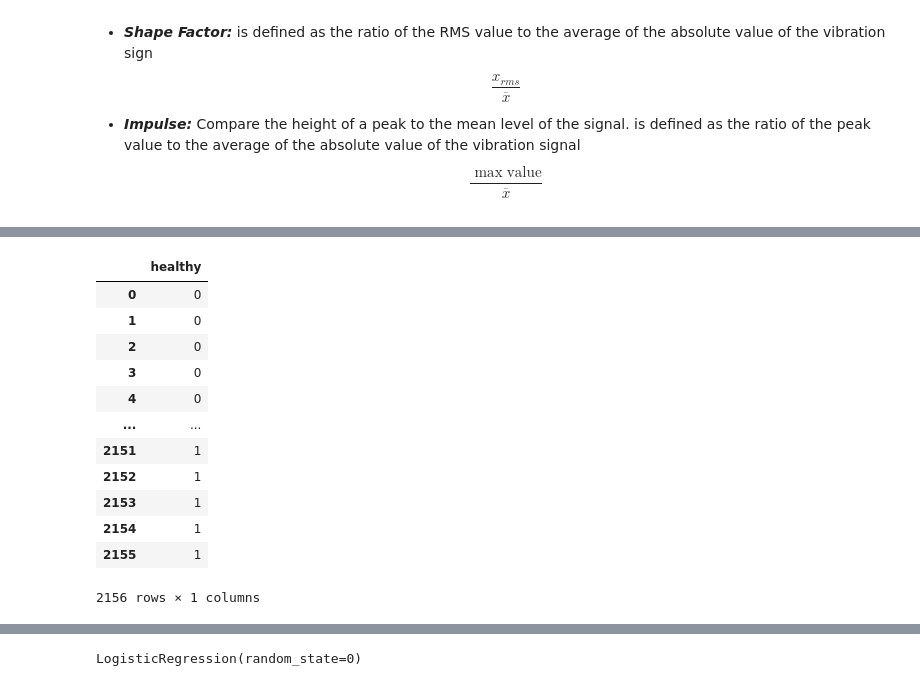
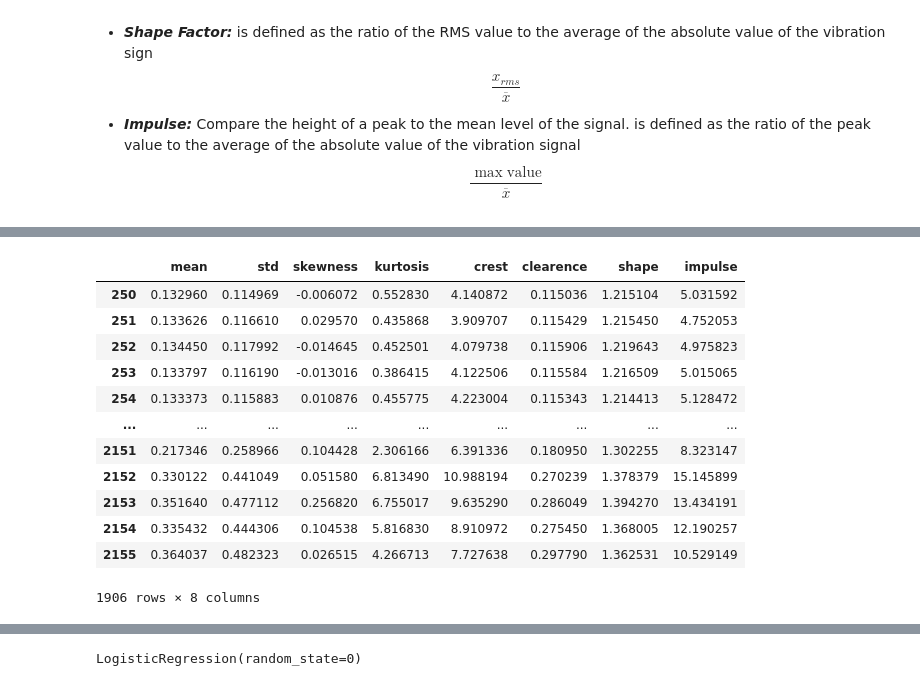
Before and after one commit to Ali1041/Predictive-maintenance-IOT4.0, a Jupyter notebook: Testing DSP.ipynb, the cells around one changed output, grey strips where cells are left out. Drawn from its saved outputs; the diff is of its cells as text; code cells hidden in the pictures.

Commit message:
streamlined-results

```diff
--- a/Testing DSP.ipynb
+++ b/Testing DSP.ipynb
@@ -339,0 +204,14 @@ See the caveats in the documentation: https://pandas.pydata.org/pandas-docs/stab
+# %%
+for index,col in enumerate(df):
+    mean_value = df[col].mean()
+    std_value = df[col].std()
+    first_col = f"{df[col].name}_upper_limit"
+    second_col = f"{df[col].name}_lower_limit"
+    df.insert(8+index, first_col, df[col] > mean_value + std_value, True)
+    df.insert(9+index, second_col, df[col] < mean_value - std_value, True)
+# %%
+df= df.replace(False, 0)
+for name in features:
+    df[f'{name}_limit'] = df.loc[:,[f"{name}_upper_limit",f"{name}_lower_limit"]].sum(axis=1)
+    df.drop([f"{name}_upper_limit",f"{name}_lower_limit"], inplace=True, axis=1)
+df
@@ -340,7 +232,5 @@ See the caveats in the documentation: https://pandas.pydata.org/pandas-docs/stab
 # %%
-df_result = df.iloc[:,4:]
-df['healthy'] = df.iloc[:,4:].sum(axis=1)
-# df['healthy'].mask(df['healthy']%2==0, 0, inplace=True)
-df['healthy'] = np.where(df["healthy"]>1, 1, 0)
+df['healthy'] = df.iloc[:,8:].sum(axis=1)
+df['healthy'] = np.where(df["healthy"]>4, 1, 0)
 df
 # %% [output]
@@ -370,3 +249,0 @@ See the caveats in the documentation: https://pandas.pydata.org/pandas-docs/stab
-# %%
-df.drop(['healthy_mean', 'healthy_std', 'healthy_kurtosis'], inplace=True,axis=1)
-df
@@ -391,21 +250,21 @@ See the caveats in the documentation: https://pandas.pydata.org/pandas-docs/stab
 # %%
-independant_var = df.iloc[:,:3]
-dependant_var = df.iloc[:,3:]
-dependant_var
+independant_var = df.iloc[:,:8]
+dependant_var = df.iloc[:,-1:]
+independant_var
 # %% [output]
-|  | healthy |
-| 0 | 0 |
-| 1 | 0 |
-| 2 | 0 |
-| 3 | 0 |
-| 4 | 0 |
-| ... | ... |
-| 2151 | 1 |
-| 2152 | 1 |
-| 2153 | 1 |
-| 2154 | 1 |
-| 2155 | 1 |
+|  | mean | std | skewness | kurtosis | crest | clearence | shape | impulse |
+| 250 | 0.132960 | 0.114969 | -0.006072 | 0.552830 | 4.140872 | 0.115036 | 1.215104 | 5.031592 |
+| 251 | 0.133626 | 0.116610 | 0.029570 | 0.435868 | 3.909707 | 0.115429 | 1.215450 | 4.752053 |
+| 252 | 0.134450 | 0.117992 | -0.014645 | 0.452501 | 4.079738 | 0.115906 | 1.219643 | 4.975823 |
+| 253 | 0.133797 | 0.116190 | -0.013016 | 0.386415 | 4.122506 | 0.115584 | 1.216509 | 5.015065 |
+| 254 | 0.133373 | 0.115883 | 0.010876 | 0.455775 | 4.223004 | 0.115343 | 1.214413 | 5.128472 |
+| ... | ... | ... | ... | ... | ... | ... | ... | ... |
+| 2151 | 0.217346 | 0.258966 | 0.104428 | 2.306166 | 6.391336 | 0.180950 | 1.302255 | 8.323147 |
+| 2152 | 0.330122 | 0.441049 | 0.051580 | 6.813490 | 10.988194 | 0.270239 | 1.378379 | 15.145899 |
+| 2153 | 0.351640 | 0.477112 | 0.256820 | 6.755017 | 9.635290 | 0.286049 | 1.394270 | 13.434191 |
+| 2154 | 0.335432 | 0.444306 | 0.104538 | 5.816830 | 8.910972 | 0.275450 | 1.368005 | 12.190257 |
+| 2155 | 0.364037 | 0.482323 | 0.026515 | 4.266713 | 7.727638 | 0.297790 | 1.362531 | 10.529149 |
-2156 rows × 1 columns
+1906 rows × 8 columns
 # %%
 from sklearn.model_selection import train_test_split
 from sklearn.preprocessing import StandardScaler
```
Also changed, not shown: parts of 22 cells of this notebook.
